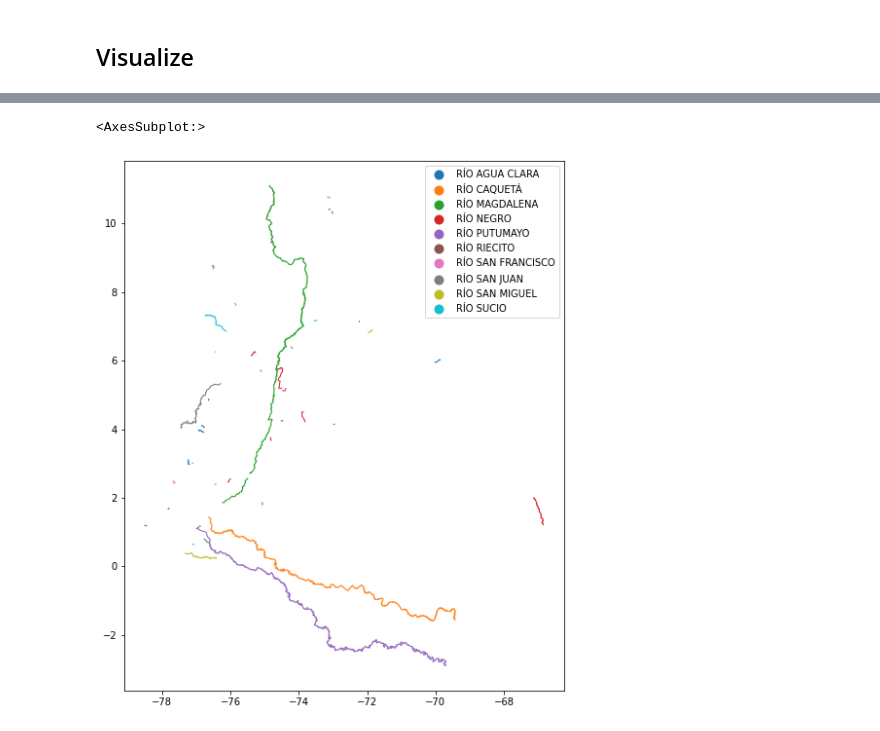
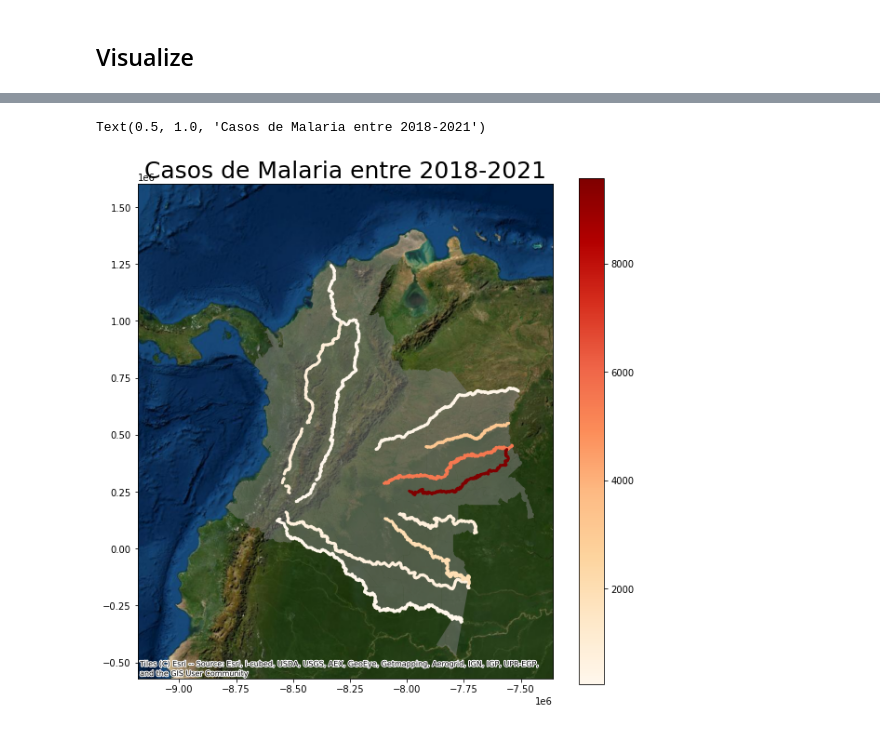
Before and after one commit to Data-Lama/pathogen_study_regions_generator, a Jupyter notebook: results/Rivers.ipynb, the cells around one changed output, grey strips where cells are left out. Drawn from its saved outputs; the diff is of its cells as text; code cells hidden in the pictures.

```diff
--- a/results/Rivers.ipynb
+++ b/results/Rivers.ipynb
@@ -136,13 +142,24 @@ Text(0, 0.5, 'Casos Malaria (Mensuales)')
+# %%
+municipios = ColombianMunicipalities().get_geometry()
+municipios = municipios.to_crs(epsg=3857)
 # %%
 display_df = df
 display_df = display_df[display_df.date <= pd.to_datetime("2020-11-30")]
 display_df = display_df[display_df.date >= pd.to_datetime("2018-01-01")]
 display_df = display_df[display_df['name'].isin(main_rivers)]
 
 display_df = display_df[['ID',col]].groupby(['ID']).sum().reset_index()
 display_df = flow.initial_geometry.merge(display_df)
 
-display_df.plot(column = 'name', figsize =(10,10), legend = True)
+
+display_df = display_df.to_crs(epsg=3857)
+
+display_df.geometry = display_df.geometry.buffer(5000)
+
+ax = municipios.plot(color = 'gray', alpha = 0.5, figsize =(10,10))
+display_df.plot(column = col, ax = ax, legend = True, cmap='OrRd')
+cx.add_basemap(ax, source=cx.providers.Esri.WorldImagery)
+ax.set_title('Casos de Malaria entre 2018-2021', fontsize=25)
 # %% [output]
-<AxesSubplot:>
+Text(0.5, 1.0, 'Casos de Malaria entre 2018-2021')
-[figure, old version]
+[figure, new version]
```
Also changed, not shown: parts of 19 cells of this notebook, 26 other files.
